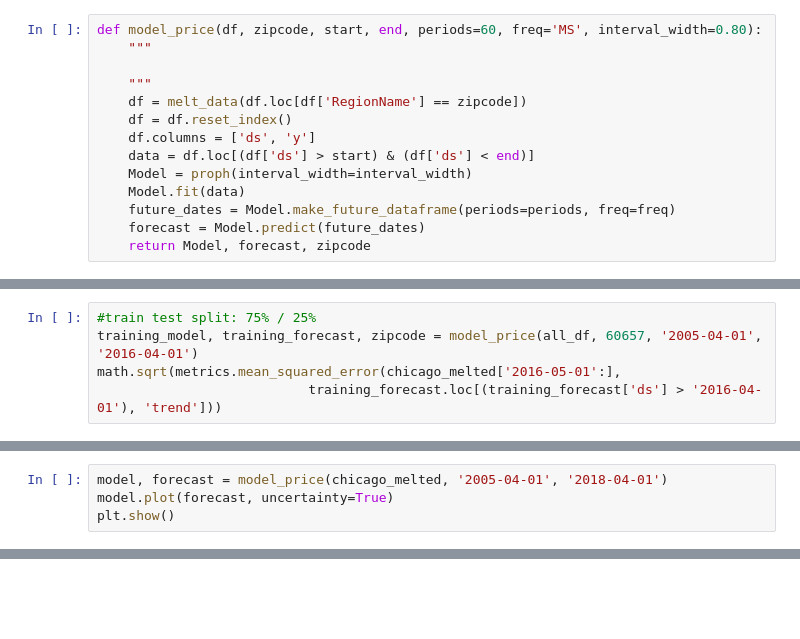
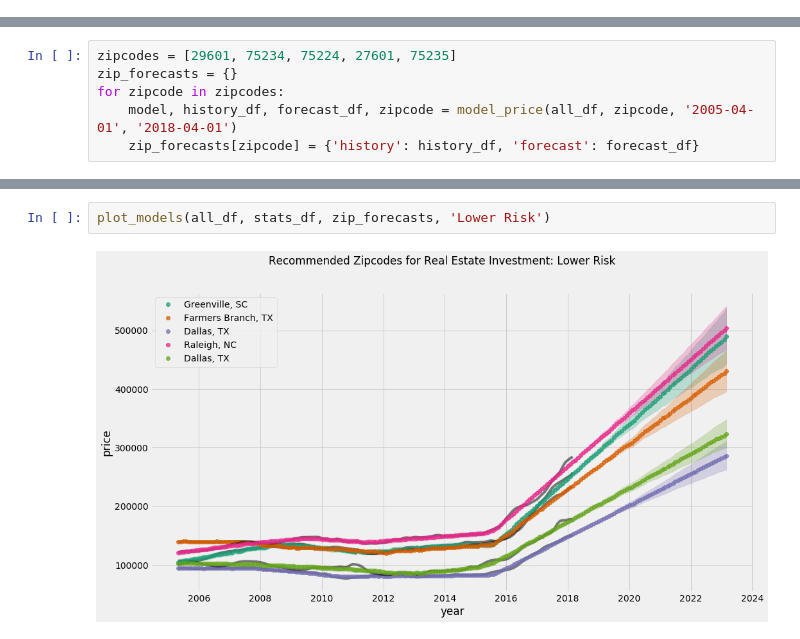
Before and after one commit to allisonhonold/Zillow_investment_zipcodes, a Jupyter notebook: ash_mod_4_starter_notebook.ipynb, the cells around one changed output, grey strips where cells are left out. Drawn from its saved outputs; the diff is of its cells as text; blank space fills up the shorter version.

Commit message:
refactored to separate model from plot

```diff
--- a/ash_mod_4_starter_notebook.ipynb
+++ b/ash_mod_4_starter_notebook.ipynb
@@ -137,14 +13,0 @@ ERROR:fbprophet:Importing plotly failed. Interactive plots will not work.
-# %%
-def model_price(df, zipcode, start, end, periods=60, freq='MS', interval_width=0.80):
-    """
-
-    """
-    df = melt_data(df.loc[df['RegionName'] == zipcode])
-    df = df.reset_index()
-    df.columns = ['ds', 'y']
-    data = df.loc[(df['ds'] > start) & (df['ds'] < end)]
-    Model = proph(interval_width=interval_width)
-    Model.fit(data)
-    future_dates = Model.make_future_dataframe(periods=periods, freq=freq)
-    forecast = Model.predict(future_dates)
-    return Model, forecast, zipcode
@@ -230,5 +13,0 @@ stats_df.to_csv('raw_data/stats.csv')
-# %%
-#train test split: 75% / 25%
-training_model, training_forecast, zipcode = model_price(all_df, 60657, '2005-04-01', '2016-04-01')
-math.sqrt(metrics.mean_squared_error(chicago_melted['2016-05-01':],
-                           training_forecast.loc[(training_forecast['ds'] > '2016-04-01'), 'trend']))
@@ -255,4 +13,0 @@ training_forecast
-# %%
-model, forecast = model_price(chicago_melted, '2005-04-01', '2018-04-01')
-model.plot(forecast, uncertainty=True)
-plt.show()
@@ -275,0 +26,6 @@ stats_df.loc[stats_df['max_roi'] == stats_df['max_roi'].max()]
+# %%
+zipcodes = [29601, 75234, 75224, 27601, 75235]
+zip_forecasts = {}
+for zipcode in zipcodes:
+    model, history_df, forecast_df, zipcode = model_price(all_df, zipcode, '2005-04-01', '2018-04-01')
+    zip_forecasts[zipcode] = {'history': history_df, 'forecast': forecast_df}
@@ -275,0 +43,4 @@ stats_df.loc[stats_df['max_roi'] == stats_df['max_roi'].max()]
+# %%
+plot_models(all_df, stats_df, zip_forecasts, 'Lower Risk')
+# %% [output]
+[figure, added]
```
Also changed, not shown: parts of 36 cells of this notebook, 3 other files.
